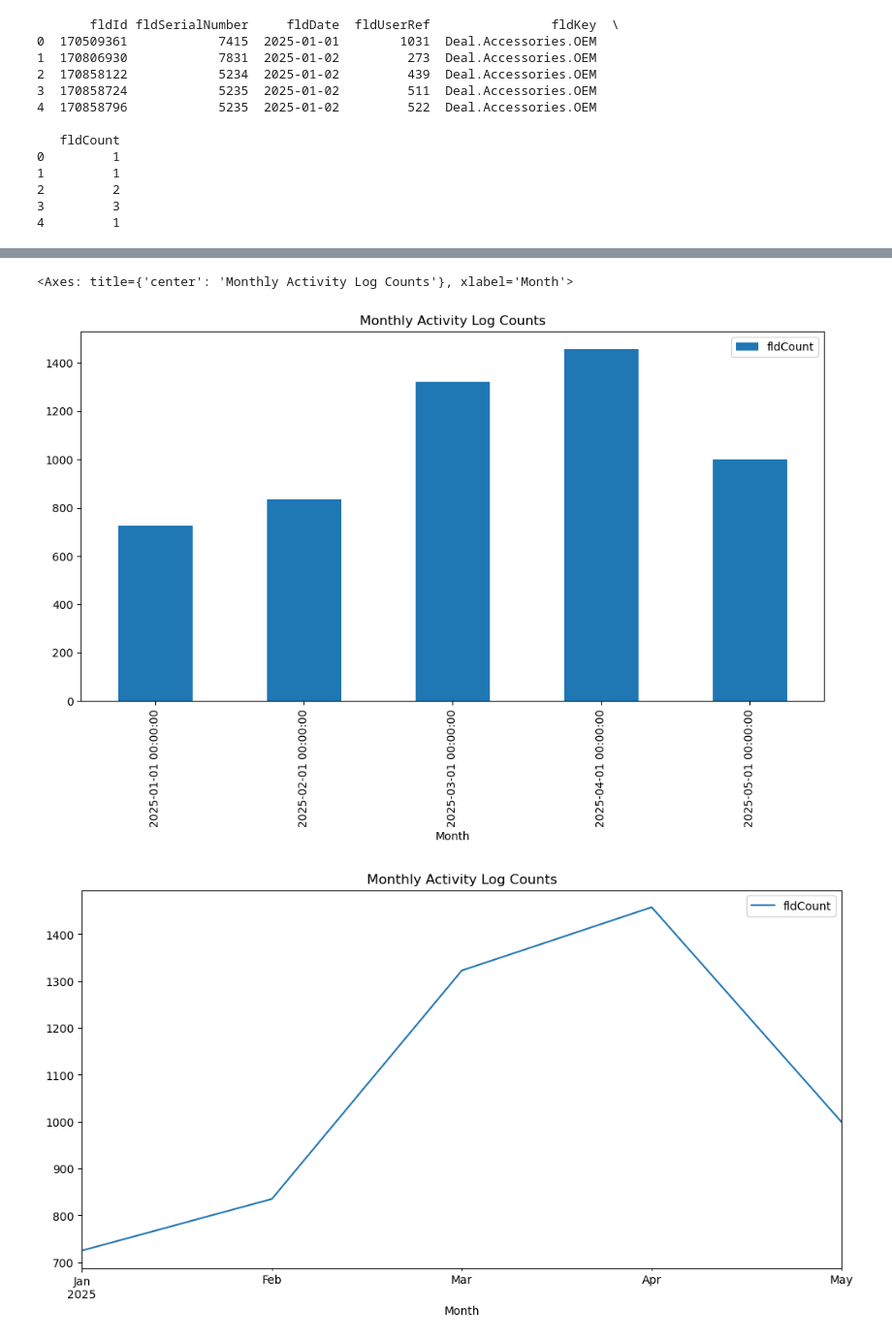
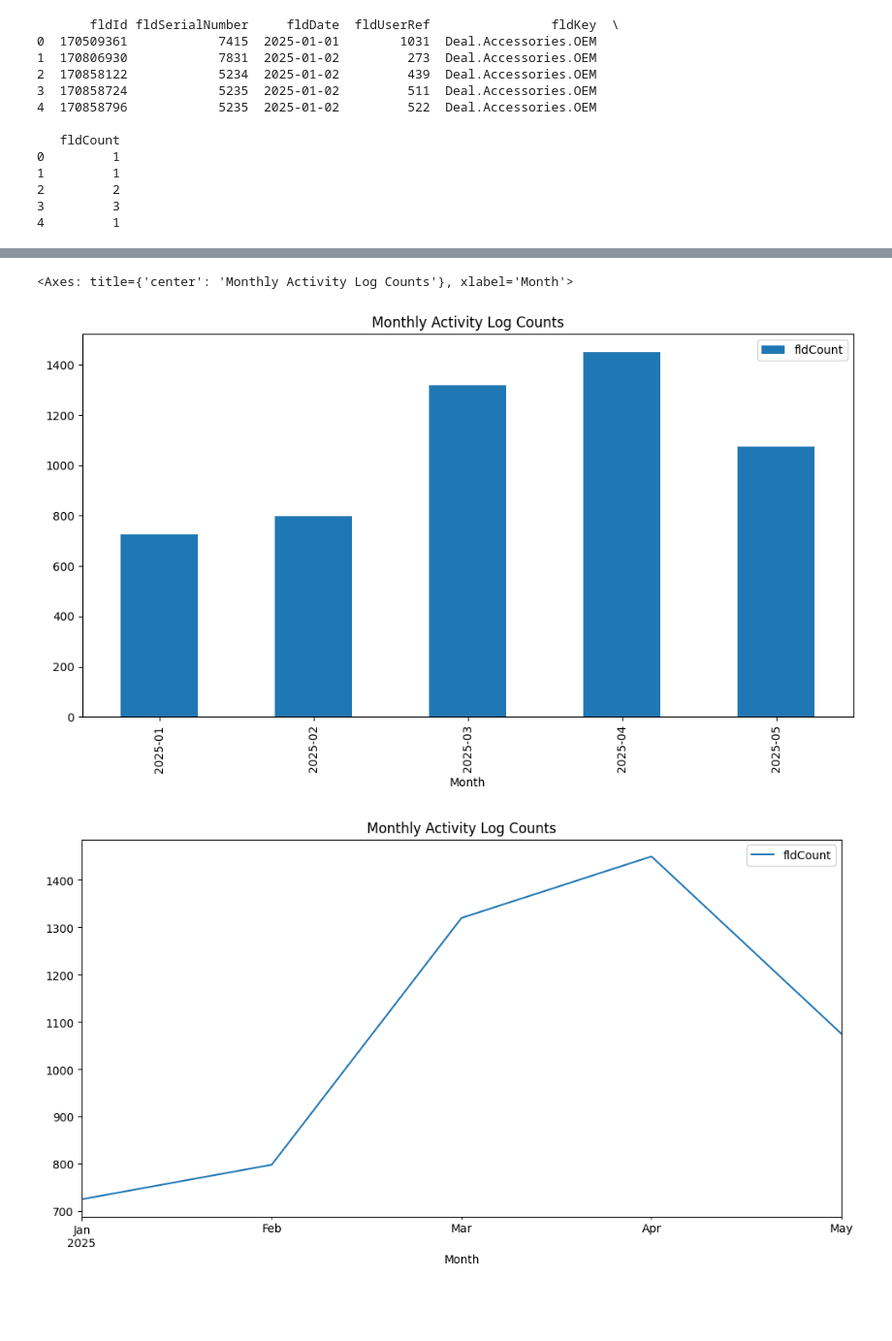
Before and after one commit to MeliPax/dashboards_dev_space, a Jupyter notebook: scripts/playground.ipynb, the cells around one changed output, grey strips where cells are left out. Shown at 97% size. Cells and saved outputs as stored; diff of their text form; code cells hidden in the pictures; blank space fills up the shorter version.

```diff
--- a/scripts/playground.ipynb
+++ b/scripts/playground.ipynb
@@ -164,0 +155,8 @@ Microsoft SQL Azure (RTM) - 12.0.2000.8
+# %%
+tbl_statsAnget_Engine = establish_db_connetion(
+    os.getenv('pbsaristo_SERVER'),
+    os.getenv('DB_StatsAgent'),
+    os.getenv('USER_NAME'),
+    os.getenv('PASSWORD_Aristo'),
+    os.getenv("ODBC_DRIVER")
+)
@@ -165,8 +168,7 @@ Microsoft SQL Azure (RTM) - 12.0.2000.8
 # %%
-import pandas as pd
 
 query = "SELECT * FROM dbo.tblActivityLog WHERE fldKey = 'Deal.Accessories.OEM'"
-tbl_activityLog = pd.read_sql(query, engine)
+tbl_activityLog = pd.read_sql(query, tbl_statsAnget_Engine)
 print(tbl_activityLog.head())
 # %% [output]
        fldId fldSerialNumber     fldDate  fldUserRef                fldKey  \
@@ -293,0 +259,11 @@ df.groupby(['Year', 'fldSerialNumber'])["fldCount"].sum().reset_index(name='Tota
+# %%
+
+
+def clean_df(df):
+    find_non_numeric_serial_numbers(df)
+    df = remove_non_numeric_serial_numbers(df)
+
+    df = decompose_date_field(df, "fldDate")
+    return df
+
+df = clean_df(df)
@@ -294,20 +294,18 @@ df.groupby(['Year', 'fldSerialNumber'])["fldCount"].sum().reset_index(name='Tota
 # %%
-# df.groupby("fldDate")["fldCount"].sum().plot(kind='bar', figsize=(12, 6), title='Daily Activity Log Counts')
 
-# can you group by fldDate by month of year and plot the sum of fldCount for each month?
+# Group by fldDate by month of year and plot the sum of fldCount for each month?
 df['fldDate'] = pd.to_datetime(df['fldDate'])
 df['Month'] = df['fldDate'].dt.to_period('M')
 monthly_counts = df.groupby('Month')['fldCount'].sum().reset_index()
-monthly_counts['Month'] = monthly_counts['Month'].dt.to_timestamp()
 monthly_counts.plot(x='Month', y='fldCount', kind='bar', figsize=(12, 6), title='Monthly Activity Log Counts')
 
 
 # change this graph to a line graph
 monthly_counts.plot(x='Month', y='fldCount', kind='line', figsize=(12, 6), title='Monthly Activity Log Counts')
 # %% [output]
 <Axes: title={'center': 'Monthly Activity Log Counts'}, xlabel='Month'>
-[figure, old version]
+[figure, new version]
-[figure, old version]
+[figure, new version]
 # %%
 # Show sum of fldcount by week of month
 df['Week'] = df['fldDate'].dt.to_period('W')
```
Also changed, not shown: parts of 38 cells of this notebook, 2 other files.
